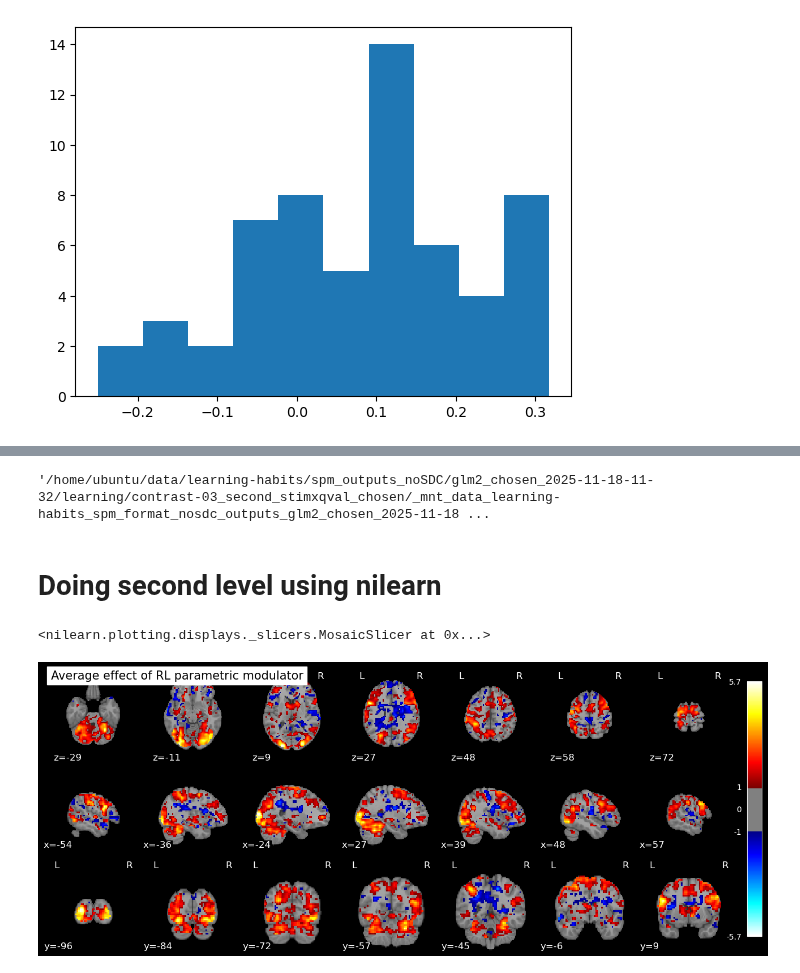
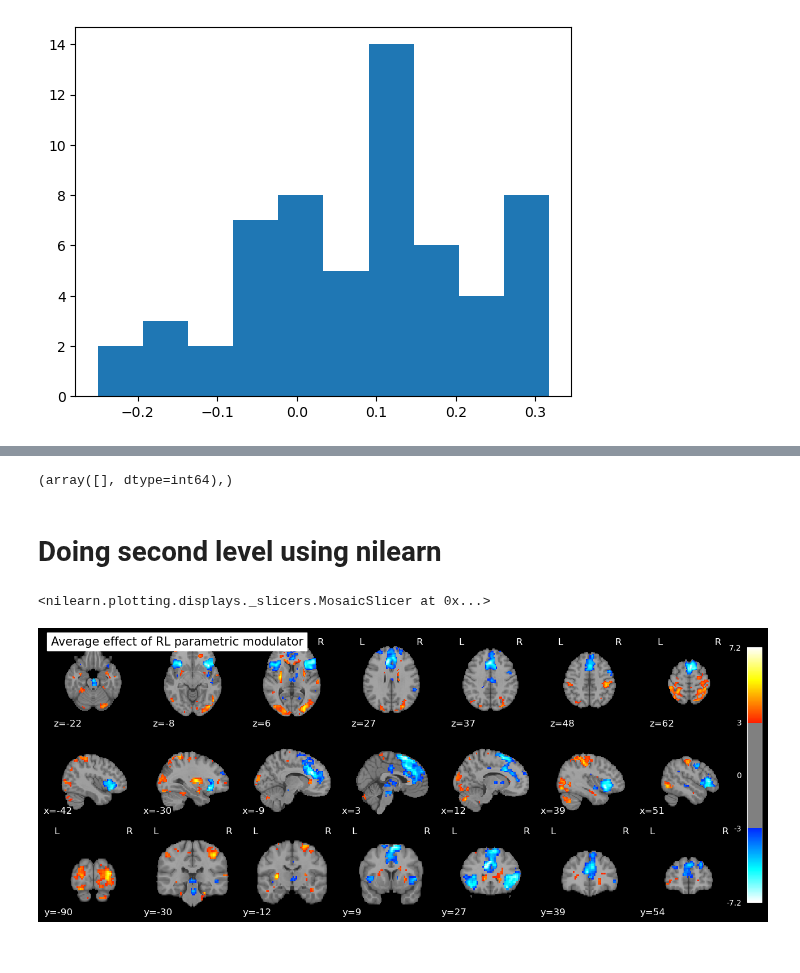
Before and after one commit to hugofluhr/learning-habits-analysis, a Jupyter notebook: notebooks/inspect_first_level.ipynb, the cells around one changed output, grey strips where cells are left out. Cells and saved outputs as stored; diff of their text form; code cells hidden in the pictures.

```diff
--- a/notebooks/inspect_first_level.ipynb
+++ b/notebooks/inspect_first_level.ipynb
@@ -81,3 +81,4 @@ plt.grid(True, which='both', ls='--', lw=0.5)
 # %%
-np.where(np.nanmean(learning_data, axis=(0,1,2)) < -1000)
+flagged = np.where(np.abs(np.nanmean(learning_data, axis=(0,1,2)))>5)
+flagged
 # %% [output]
@@ -85,22 +90,24 @@ np.where(np.nanmean(learning_data, axis=(0,1,2)) < -1000)
+# %%
+np.where(np.abs(np.nanmean(test_data, axis=(0,1,2)))>1)
+# %% [output]
+(array([], dtype=int64),)
 # %%
-learning_files[19]
+filtered_learning_files = list(np.delete(learning_files, flagged, axis=-1))
-# %% [output]
-'/home/ubuntu/data/learning-habits/spm_outputs_noSDC/glm2_chosen_2025-11-18-11-32/learning/contrast-03_second_stimxqval_chosen/_mnt_data_learning-habits_spm_format_nosdc_outputs_glm2_chosen_2025-11-18 ...
 # %% [markdown]
 # Doing second level using nilearn
 # %%
 from nilearn.glm.second_level import SecondLevelModel
 from nilearn.plotting import plot_stat_map
 # %%
-X_RL = pd.DataFrame([1] * learning_data.shape[-1], columns=['RL_value'])
+X_RL = pd.DataFrame([1] * len(filtered_learning_files), columns=['RL_value'])
 # %%
 second_level_model_RL = SecondLevelModel()
-second_level_model_RL = second_level_model_RL.fit(learning_files, design_matrix=X_RL)
+second_level_model_RL = second_level_model_RL.fit(filtered_learning_files, design_matrix=X_RL)
 # %%
 RL_WB_zmap = second_level_model_RL.compute_contrast(output_type='z_score')
 # %%
-plot_stat_map(RL_WB_zmap, threshold=1, black_bg=True, display_mode='mosaic', title='Average effect of RL parametric modulator')
+plot_stat_map(RL_WB_zmap, threshold=3, black_bg=True, display_mode='mosaic', title='Average effect of RL parametric modulator')
 # %% [output]
 <nilearn.plotting.displays._slicers.MosaicSlicer at 0x...>
-[figure, old version]
+[figure, new version]
 # %%
```
Also changed, not shown: parts of 7 cells of this notebook.
